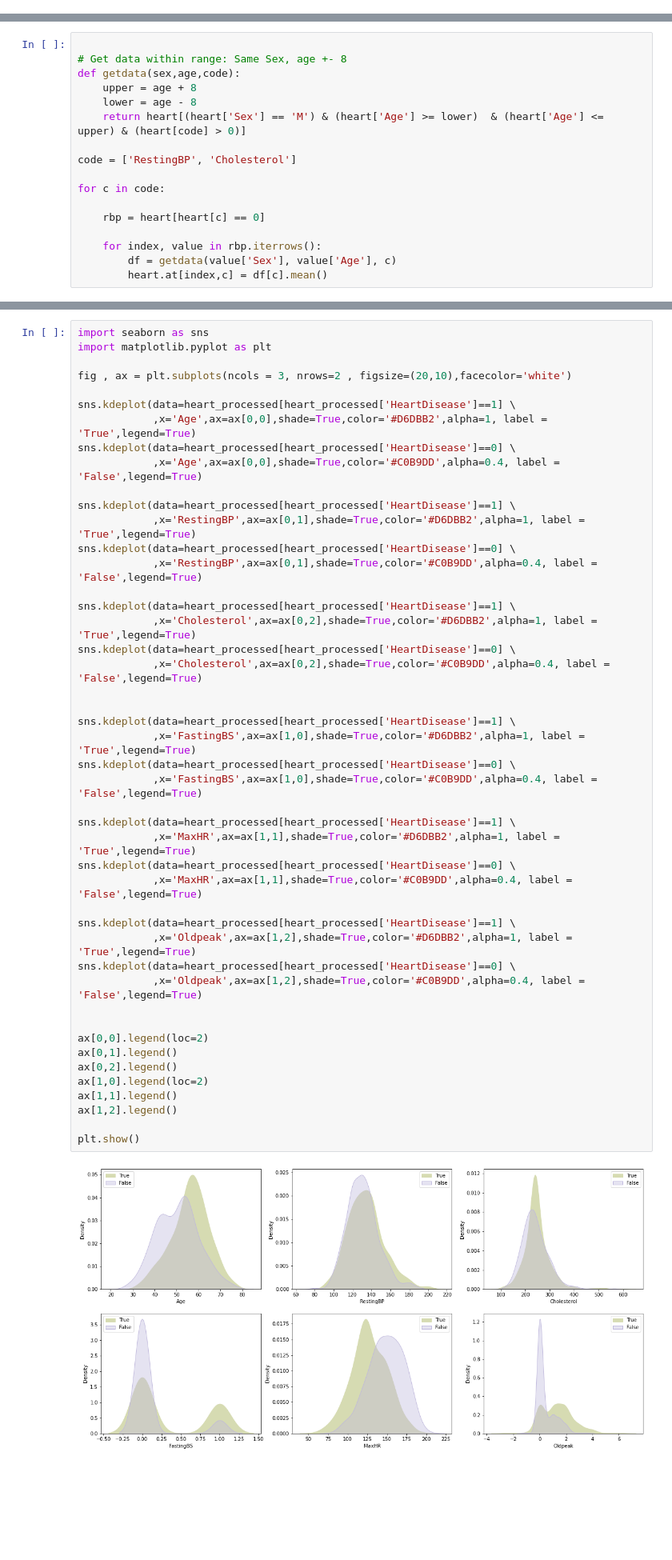
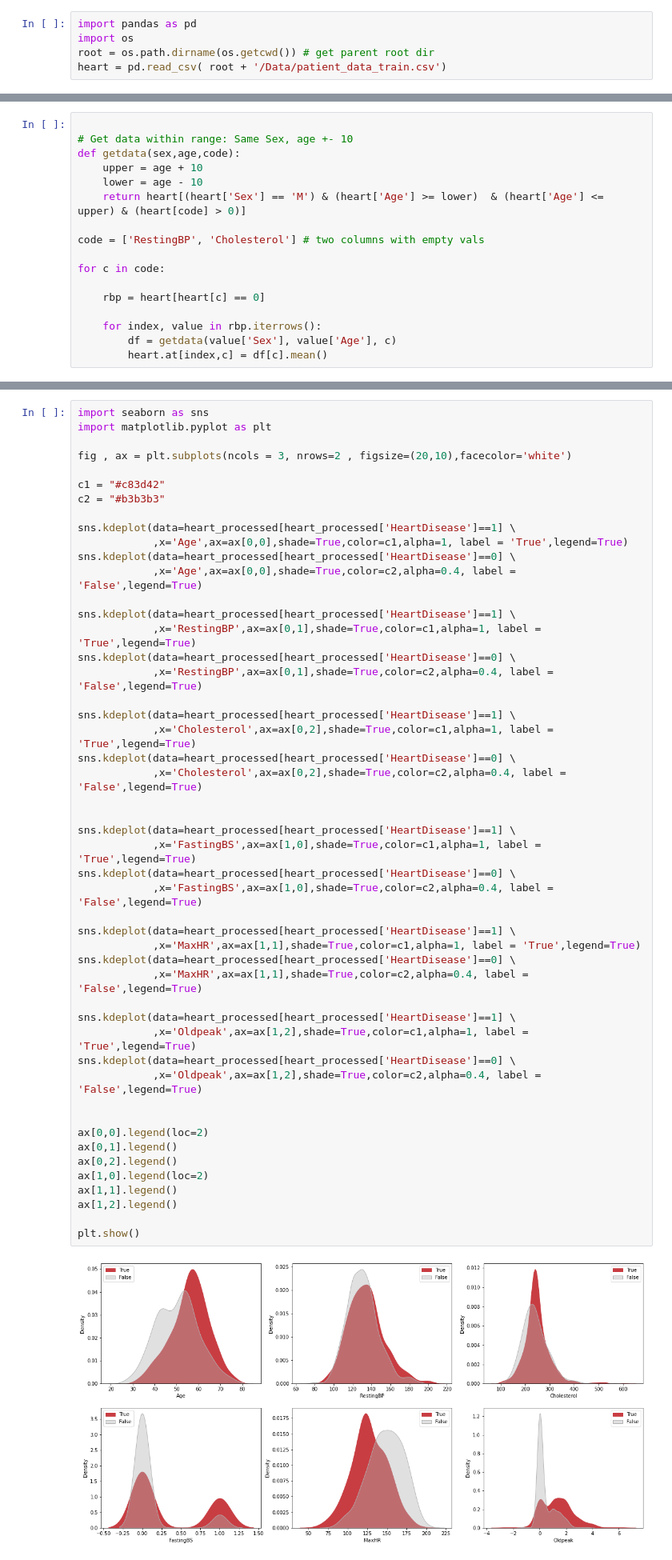
Before and after one commit to gseiler7/Group-2-Capstone, a Jupyter notebook: Code/Heart_ML_Improve.ipynb, the cells around one changed output, grey strips where cells are left out. Shown: that part at 80% size. Drawn from its saved outputs; the diff is of its cells as text; blank space fills up the shorter version.

```diff
--- a/Code/Heart_ML_Improve.ipynb
+++ b/Code/Heart_ML_Improve.ipynb
@@ -41 +3,6 @@ heart[heart.Cholesterol > 500]
+# %%
+import pandas as pd
+import os
+root = os.path.dirname(os.getcwd()) # get parent root dir
+heart = pd.read_csv( root + '/Data/patient_data_train.csv')
 # %% [markdown]
@@ -43,12 +10,12 @@ heart[heart.Cholesterol > 500]
 # %%
 
-# Get data within range: Same Sex, age +- 8
+# Get data within range: Same Sex, age +- 10
 def getdata(sex,age,code):
-    upper = age + 8
-    lower = age - 8
+    upper = age + 10
+    lower = age - 10
     return heart[(heart['Sex'] == 'M') & (heart['Age'] >= lower)  & (heart['Age'] <= upper) & (heart[code] > 0)]
 
-code = ['RestingBP', 'Cholesterol']
+code = ['RestingBP', 'Cholesterol'] # two columns with empty vals
 
 for c in code:
 
@@ -76,45 +39,48 @@ import matplotlib.pyplot as plt
 
 fig , ax = plt.subplots(ncols = 3, nrows=2 , figsize=(20,10),facecolor='white')
 
-sns.kdeplot(data=heart_processed[heart_processed['HeartDisease']==1] \
-            ,x='Age',ax=ax[0,0],shade=True,color='#D6DBB2',alpha=1, label = 'True',legend=True)
-sns.kdeplot(data=heart_processed[heart_processed['HeartDisease']==0] \
-            ,x='Age',ax=ax[0,0],shade=True,color='#C0B9DD',alpha=0.4, label = 'False',legend=True)
+c1 = "#c83d42"
+c2 = "#b3b3b3"
 
 sns.kdeplot(data=heart_processed[heart_processed['HeartDisease']==1] \
-            ,x='RestingBP',ax=ax[0,1],shade=True,color='#D6DBB2',alpha=1, label = 'True',legend=True)
+            ,x='Age',ax=ax[0,0],shade=True,color=c1,alpha=1, label = 'True',legend=True)
 sns.kdeplot(data=heart_processed[heart_processed['HeartDisease']==0] \
-            ,x='RestingBP',ax=ax[0,1],shade=True,color='#C0B9DD',alpha=0.4, label = 'False',legend=True)
+            ,x='Age',ax=ax[0,0],shade=True,color=c2,alpha=0.4, label = 'False',legend=True)
 
 sns.kdeplot(data=heart_processed[heart_processed['HeartDisease']==1] \
-            ,x='Cholesterol',ax=ax[0,2],shade=True,color='#D6DBB2',alpha=1, label = 'True',legend=True)
+            ,x='RestingBP',ax=ax[0,1],shade=True,color=c1,alpha=1, label = 'True',legend=True)
 sns.kdeplot(data=heart_processed[heart_processed['HeartDisease']==0] \
-            ,x='Cholesterol',ax=ax[0,2],shade=True,color='#C0B9DD',alpha=0.4, label = 'False',legend=True)
+            ,x='RestingBP',ax=ax[0,1],shade=True,color=c2,alpha=0.4, label = 'False',legend=True)
+
+sns.kdeplot(data=heart_processed[heart_processed['HeartDisease']==1] \
+            ,x='Cholesterol',ax=ax[0,2],shade=True,color=c1,alpha=1, label = 'True',legend=True)
+sns.kdeplot(data=heart_processed[heart_processed['HeartDisease']==0] \
+            ,x='Cholesterol',ax=ax[0,2],shade=True,color=c2,alpha=0.4, label = 'False',legend=True)
 
 
 sns.kdeplot(data=heart_processed[heart_processed['HeartDisease']==1] \
-            ,x='FastingBS',ax=ax[1,0],shade=True,color='#D6DBB2',alpha=1, label = 'True',legend=True)
+            ,x='FastingBS',ax=ax[1,0],shade=True,color=c1,alpha=1, label = 'True',legend=True)
 sns.kdeplot(data=heart_processed[heart_processed['HeartDisease']==0] \
-            ,x='FastingBS',ax=ax[1,0],shade=True,color='#C0B9DD',alpha=0.4, label = 'False',legend=True)
+            ,x='FastingBS',ax=ax[1,0],shade=True,color=c2,alpha=0.4, label = 'False',legend=True)
 
 sns.kdeplot(data=heart_processed[heart_processed['HeartDisease']==1] \
-            ,x='MaxHR',ax=ax[1,1],shade=True,color='#D6DBB2',alpha=1, label = 'True',legend=True)
+            ,x='MaxHR',ax=ax[1,1],shade=True,color=c1,alpha=1, label = 'True',legend=True)
 sns.kdeplot(data=heart_processed[heart_processed['HeartDisease']==0] \
-            ,x='MaxHR',ax=ax[1,1],shade=True,color='#C0B9DD',alpha=0.4, label = 'False',legend=True)
+            ,x='MaxHR',ax=ax[1,1],shade=True,color=c2,alpha=0.4, label = 'False',legend=True)
 
 sns.kdeplot(data=heart_processed[heart_processed['HeartDisease']==1] \
-            ,x='Oldpeak',ax=ax[1,2],shade=True,color='#D6DBB2',alpha=1, label = 'True',legend=True)
+            ,x='Oldpeak',ax=ax[1,2],shade=True,color=c1,alpha=1, label = 'True',legend=True)
 sns.kdeplot(data=heart_processed[heart_processed['HeartDisease']==0] \
-            ,x='Oldpeak',ax=ax[1,2],shade=True,color='#C0B9DD',alpha=0.4, label = 'False',legend=True)
+            ,x='Oldpeak',ax=ax[1,2],shade=True,color=c2,alpha=0.4, label = 'False',legend=True)
 
 
 ax[0,0].legend(loc=2)
 ax[0,1].legend()
 ax[0,2].legend()
 ax[1,0].legend(loc=2)
 ax[1,1].legend()
 ax[1,2].legend()
 
 plt.show()
 # %% [output]
-[figure, old version]
+[figure, new version]
```
Also changed, not shown: parts of 34 cells of this notebook.
